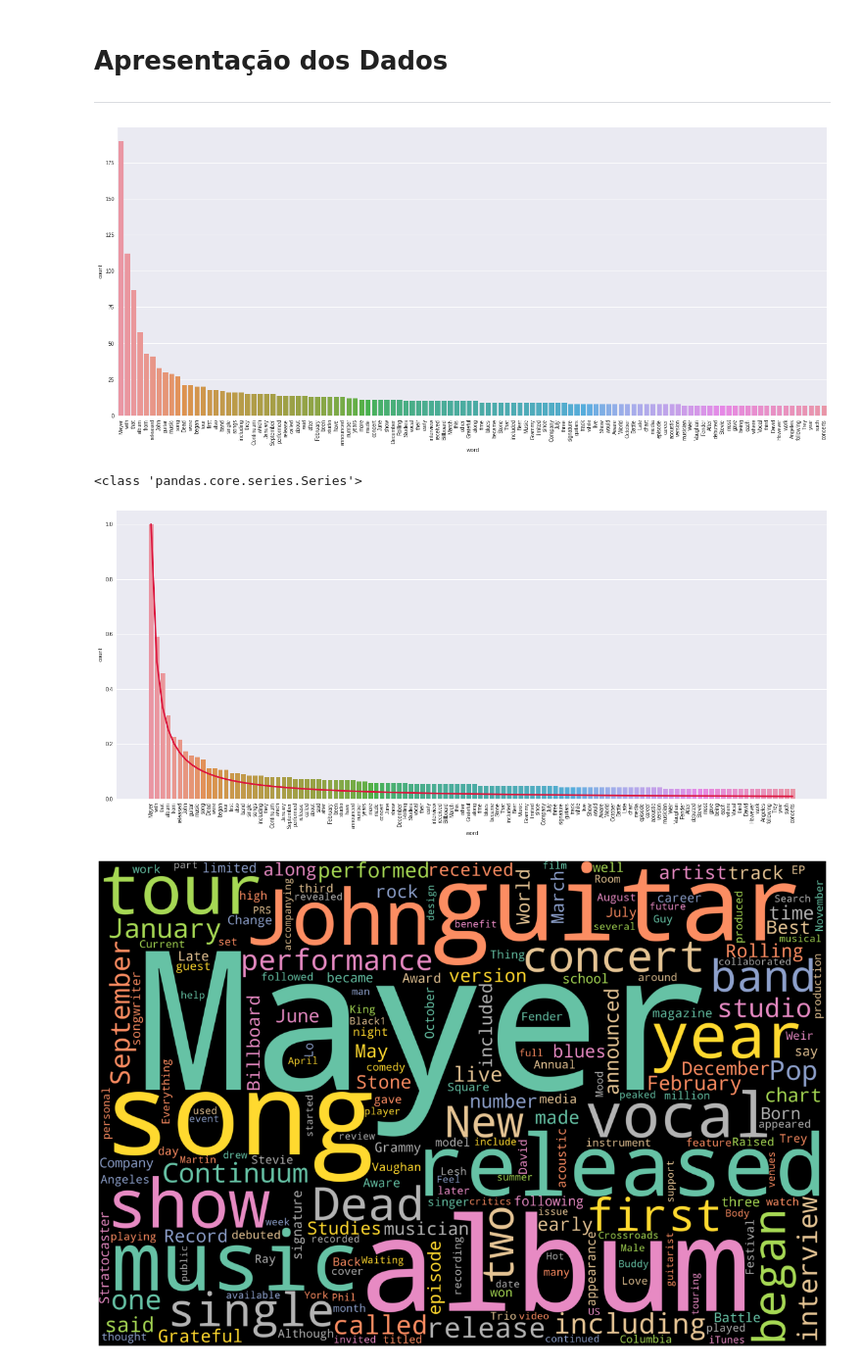
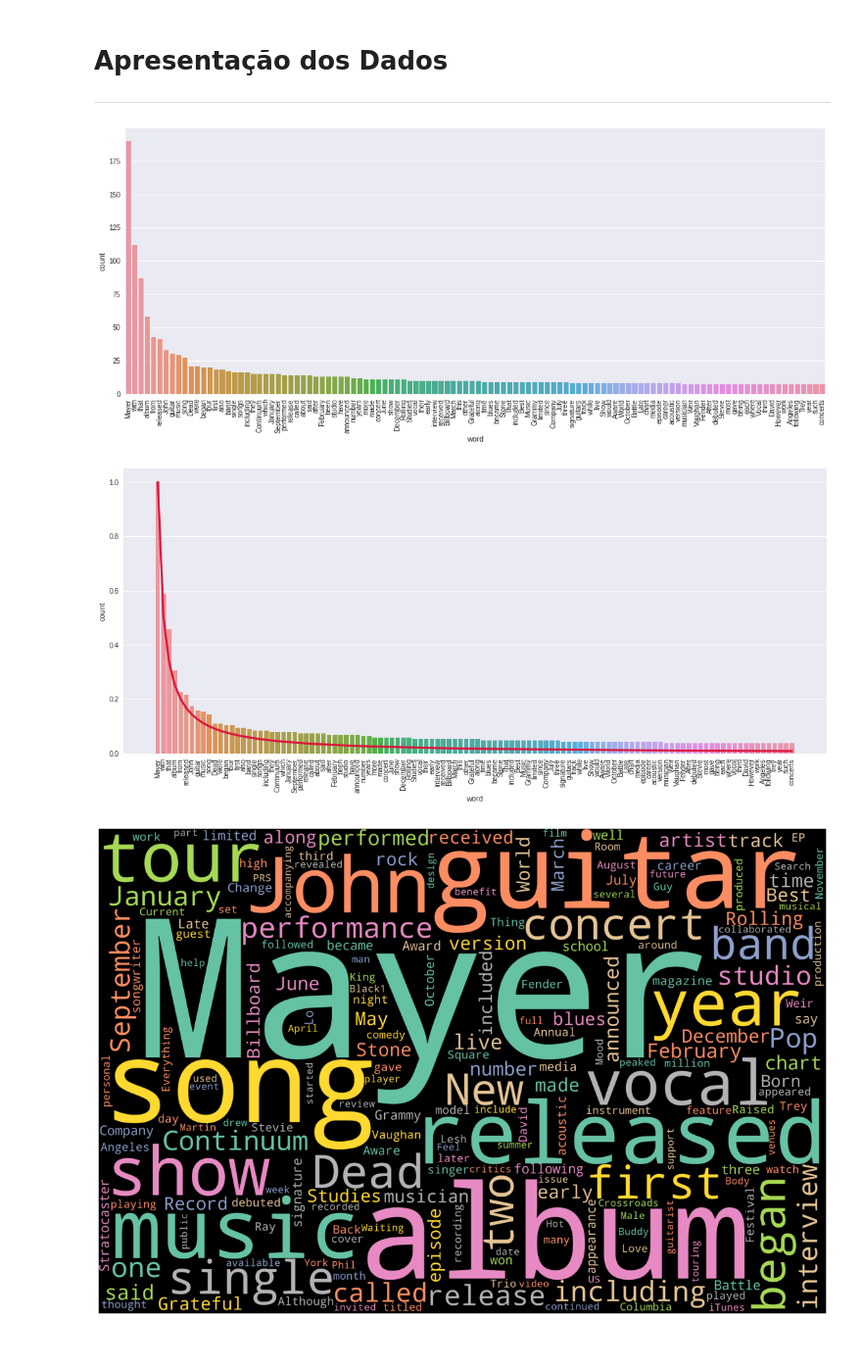
Before and after one commit to henriqlustosa/Aulas_MBA_Mackenzie, a Jupyter notebook: PL_A1_Henrique.ipynb, the cells around one changed output. Shown at 98% size. Saved outputs shown, nothing was run; the diff lists cells and outputs as text; code cells hidden in the pictures.

```diff
--- a/PL_A1_Henrique.ipynb
+++ b/PL_A1_Henrique.ipynb
@@ -169,23 +169,23 @@ len(words)
 # %%
 # Apresentação dos dados em forma de gráfico
 
 
 import pandas as pd
 import seaborn as sns
 import matplotlib as mpl
 import matplotlib.pyplot as plt
 from scipy.stats import zipf
 df = pd.DataFrame(frequency.items(),  columns=['word', 'count']).sort_values('count',ascending=False)
 df = df[df.word.apply(len) > 3] # somente termos com mais de 3 letras
 df = df[df['count'] > 6] # somente termos com mais de 6 ocorrências
 
-plt.figure(figsize=(24,10))
+plt.figure(figsize=(18,7))
 mpl.style.use(['seaborn'])
 sns.barplot(x=df.word,y=df['count'])
 plt.xticks(rotation=90)
 plt.show()
 # %% [output]
-[figure, old version]
+[figure, new version]
 # %%
 
 # Apresentação dos dados coletados - frequência de palavras sobre a curva de ZipF assinalada com a cor vermelha
@@ -193,7 +193,7 @@ plt.show()
 # Série da frequência em porcentagem
 freq_perc =df['count'] /df['count'].max()
 
-plt.figure(figsize=(24,10))
+plt.figure(figsize=(18,7.5))
 mpl.style.use(['seaborn'])
 sns.barplot(x=df.word,y=freq_perc)
 plt.xticks(rotation=90)
@@ -205,8 +205,7 @@ plt.plot(range(len(df)), [1/p for p in range(1, len(df)+1 )], color='crimson', l
 
 plt.show()
 # %% [output]
-<class 'pandas.core.series.Series'>
-[figure, old version]
+[figure, new version]
 # %%
 # Apresentação das palavras mais frequentes no DataFrame
 # Visualização dos dados no formato word cloud
```
Also changed, not shown: parts of 2 cells of this notebook.
